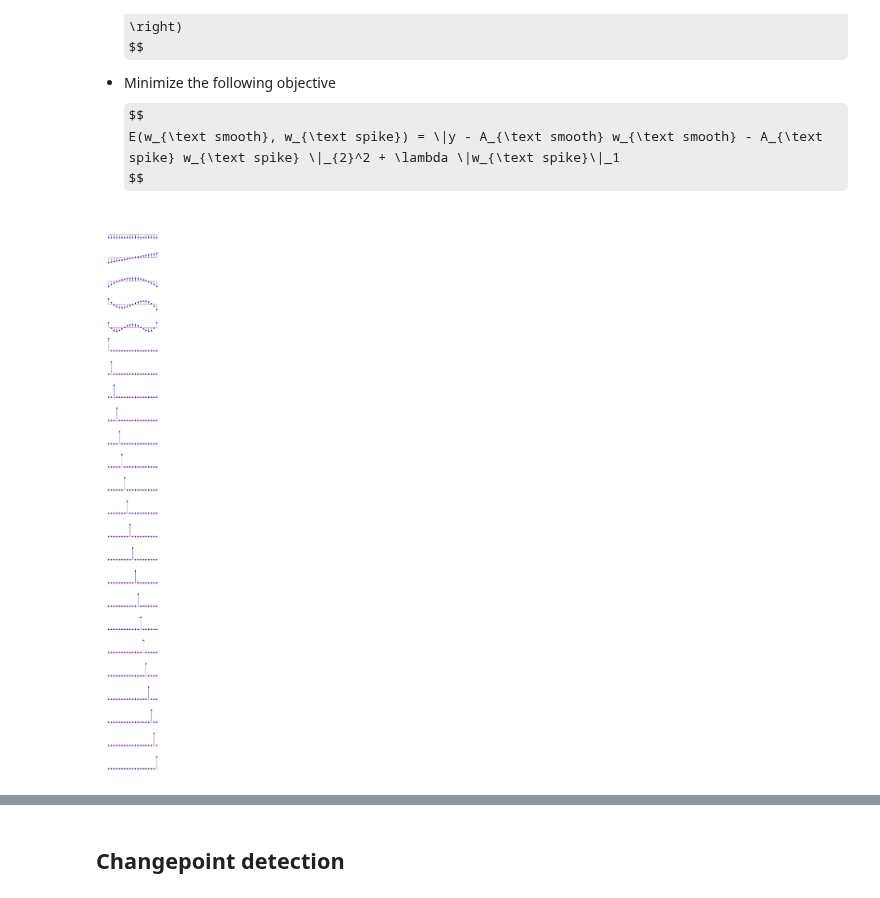
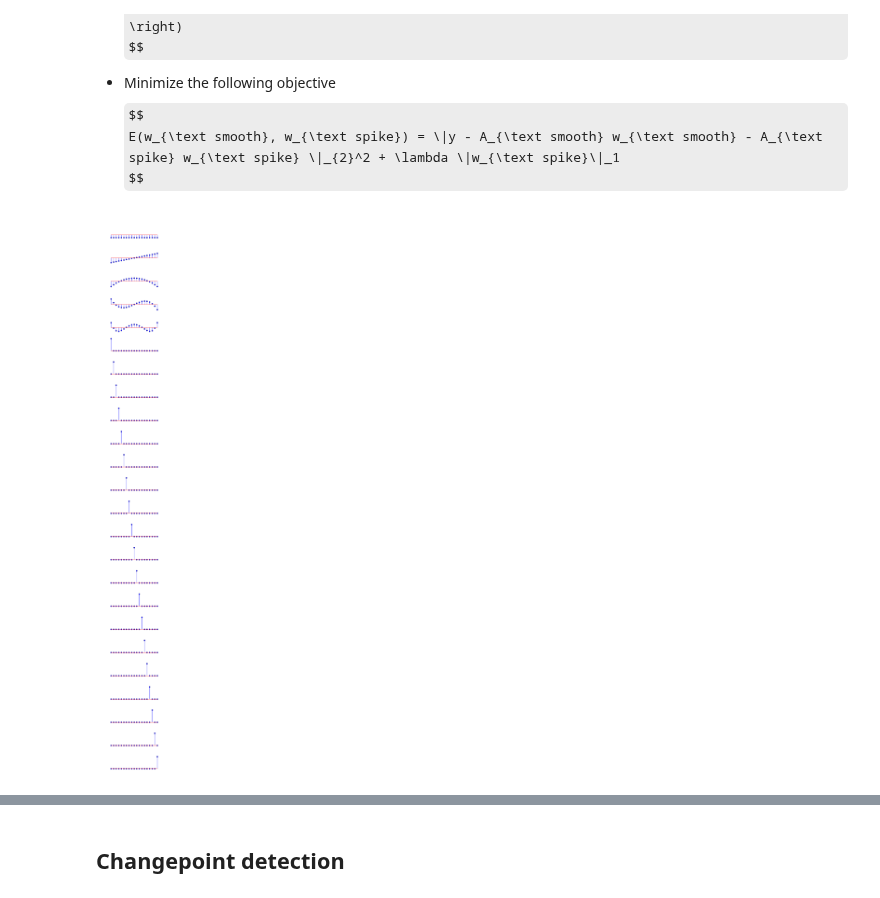
Before and after one commit to atcemgil/notes, a Jupyter notebook: RobustRegression.ipynb, the cells around one changed output, grey strips where cells are left out. Saved outputs shown, nothing was run; the diff lists cells and outputs as text; code cells hidden in the pictures; some formulas as TeX source.

```diff
--- a/RobustRegression.ipynb
+++ b/RobustRegression.ipynb
@@ -137,7 +139,7 @@ $$
 E_{(2,2)}(w) =  \| y - Aw \|_2^2 + \lambda \| w \|_2^2
 $$
 # %%
-N = 8
+N = 7
 #th = np.arange(0, np.pi-np.pi/N, np.pi/N)
 th = 2*np.pi*np.random.rand(N)
 A = np.vstack((np.cos(th), np.sin(th)))
@@ -252,38 +300,25 @@ $$
 # %%
 def triag_ones(N):
     A = np.zeros((N,N))
     for i in range(N):
         A[i:,i] = np.ones(N-i)
     return A
 
-# Visualize the Basis
-def Visualize_Basis():
-    K = A.shape[1]
-    plt.figure(figsize=(6,2*K))
-    #plt.show()
-    for i in range(K):
-        plt.subplot(K,1,i+1)
-        plt.stem(x,A[:,i])
-        plt.gcf().gca().set_xlim([0, K+2])
-        plt.gcf().gca().set_ylim([-0.5, 1.1])
-        plt.gcf().gca().axis('off')
-
-    plt.show()
 
 xx = np.matrix(np.arange(1995,2018,0.5)).T-BaseYear
 N = len(x)
 degree = 4
 B = np.hstack((np.power(x,i) for i in range(degree+1)))
 # Make an orthogonal basis that spans the same column space
 Q, R, = np.linalg.qr(B)
 # Append an extra identity basis for outliers
 A = np.hstack((Q, np.eye(N)))
 B2 = np.hstack((np.power(xx,i) for i in range(degree+1)))
 A2 = B2*R.I
 
-Visualize_Basis()
+Visualize_Basis(A,x=x)
 # %% [output]
-[figure, old version]
+[figure, new version]
 # %%
 lam = 0.02
 
```
Also changed, not shown: parts of 6 cells of this notebook, 1 other file.
